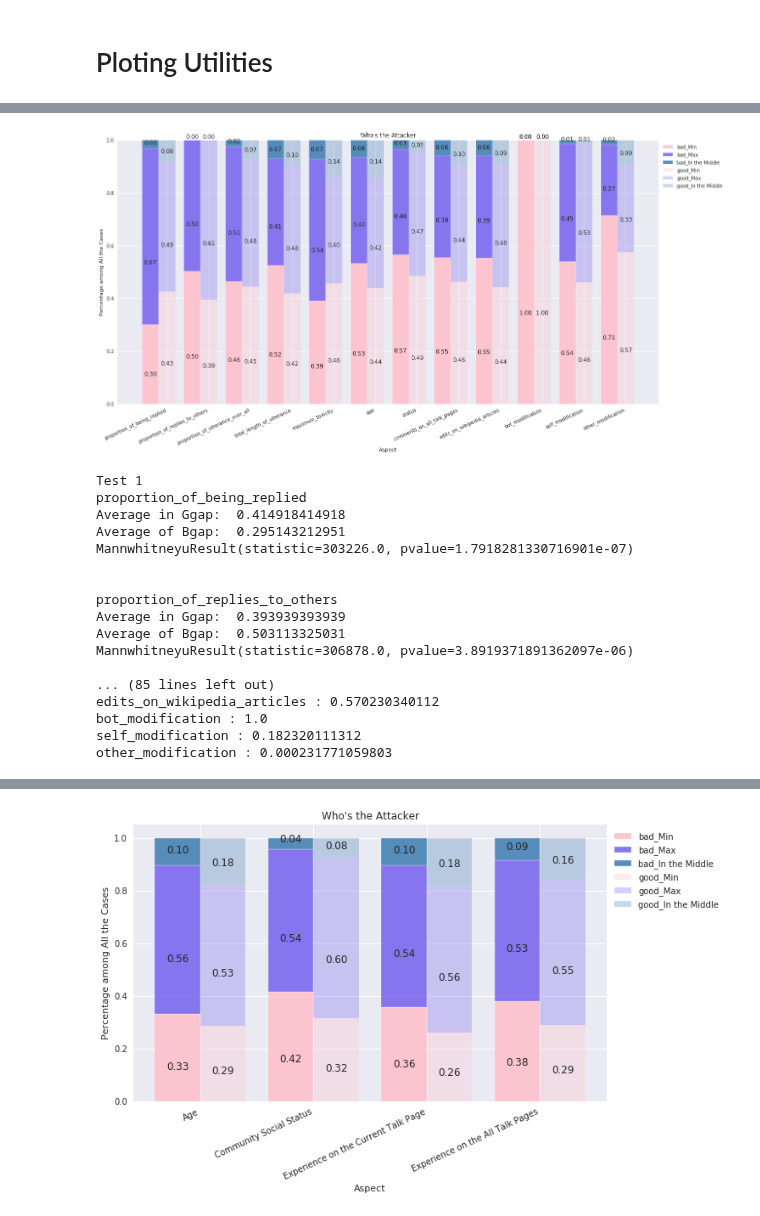
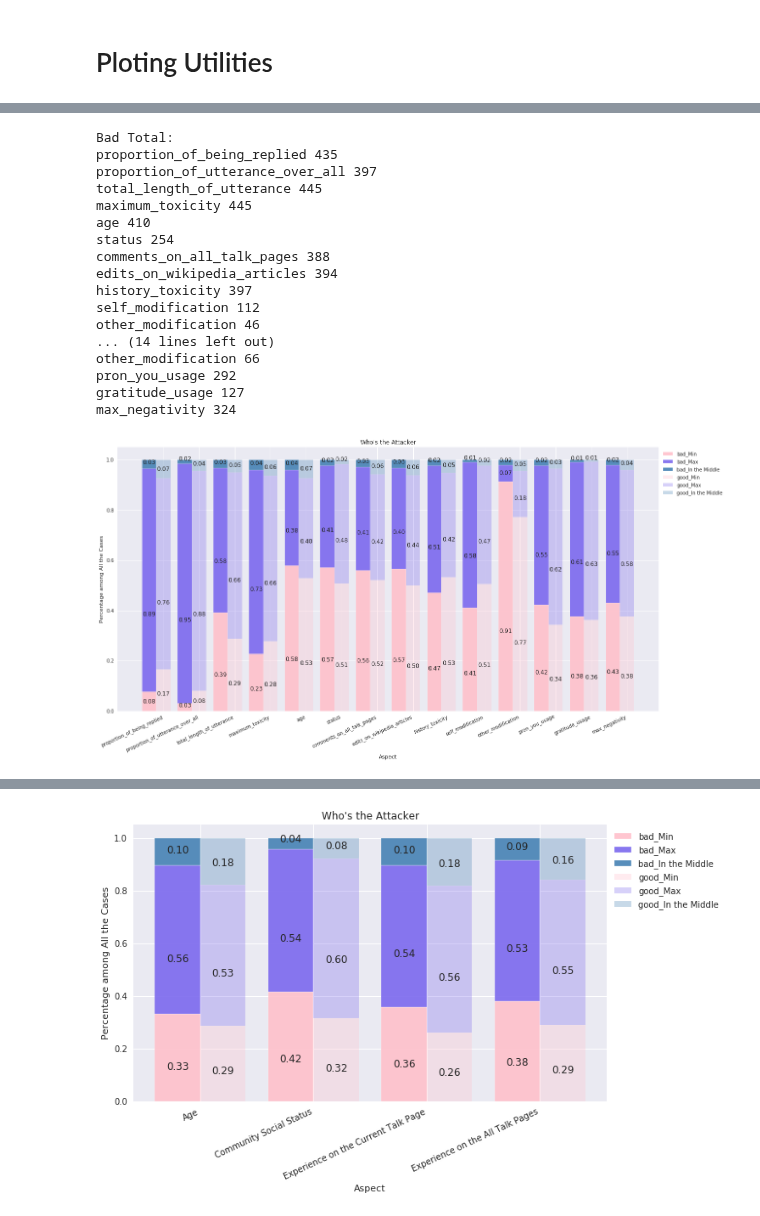
Before and after one commit to conversationai/wikidetox, a Jupyter notebook: conversation_classification/Prediction Task.ipynb, the cells around one changed output, grey strips where cells are left out. Saved outputs shown, nothing was run; the diff lists cells and outputs as text; code cells hidden in the pictures.

```diff
--- a/conversation_classification/Prediction Task.ipynb
+++ b/conversation_classification/Prediction Task.ipynb
@@ -55,5 +58,5 @@ ASPECTS = ['age', 'status', 'comments_on_same_talk_page', 'comments_on_all_talk_
 # %%
-with open("/scratch/wiki_dumps/expr_with_matching/user_features/updated.json") as f:
+with open("/scratch/wiki_dumps/expr_with_matching/user_features/all.json") as f:
     inp = json.load(f)
 user_features = {}
 for conv, users in inp:
@@ -292,18 +377,31 @@ def train_svm(X, y):
 # %%
 documents = []
-with open('/scratch/wiki_dumps/expr_with_matching/%s/data/train%s.json'%(constraint, suffix)) as f:
+with open('/scratch/wiki_dumps/expr_with_matching/%s/data/all%s.json'%(constraint, suffix)) as f:
     for line in f:
         conv_id, clss, conversation = json.loads(line)
-
+        conversation['action_feature'] = preprocess(conversation['action_feature'])
         actions = sorted(conversation['action_feature'], \
                 key=lambda k: (k['timestamp_in_sec'], k['id'].split('.')[1], k['id'].split('.')[2]))
         end_time = max([a['timestamp_in_sec'] for a in actions])
         actions = [a for a in actions if a['timestamp_in_sec'] < end_time]
         snapshot = generate_snapshots(actions)
         conversation['snapshot_len'] = len(snapshot)
+
         documents.append((conversation, clss, conv_id))
 # %%
 random.shuffle(documents)
+# %%
+matched_pairs = []
+doc_dic = {}
+for ind, doc in enumerate(documents):
+    conversation, clss, conv_id = doc
+    doc_dic[conv_id] = ind
+for ind, doc in enumerate(documents):
+    conversation, clss, conv_id = doc
+    if clss:
+        pair = [ind, doc_dic[conversation['action_feature'][0]['bad_conversation_id']]]
+        random.shuffle(pair)
+        matched_pairs.append(pair)
 # %%
 feature_sets = []
 bow_features = []
@@ -434,7 +551,7 @@ def autolabel(rects, ax):
                 '%.2f' % height,
                 ha='center', va='bottom')
 # %%
-def plot_profiles1(profiles, clss, ASPECTS, experience=-1):
+def plot_profiles1(profiles, ASPECTS, experience=-1):
     catergories = {'Min': 0, 'Max': 1, 'In the Middle': 2, 'Anonymous':3, 'New Comer':4, 'No Gap': 5, 'Bot': 6}
     cats = ['Min', 'Max', 'In the Middle', 'Anonymous', 'New Comer']
 
@@ -458,13 +575,13 @@ def plot_profiles1(profiles, clss, ASPECTS, experience=-1):
                 bads[clss][ind].append(0)
                 cnts[clss][ind].append(0)
             for p in profiles[clss]:
-                if not('experience') in p or p['experience'] <= experience:
-                    continue
+            #    if not('experience') in p or p['experience'] <= experience:
+            #        continue
                 bads[clss][catergories[p[aspect]]][-1] += 1
                 cnts[clss][catergories[p[aspect]]][-1] += 1
                 if catergories[p[aspect]] == 0:
                     cur.append(1)
-                else:
+                elif catergories[p[aspect]] < 3:
                     cur.append(0)
             mins[clss].append(cur)
         previous = [0 for a in ASPECTS]
@@ -474,7 +591,7 @@ def plot_profiles1(profiles, clss, ASPECTS, experience=-1):
                 first_three[ii] += b
         for ind,bad in enumerate(bads[clss][:3]):
             for ii, b in enumerate(bad):
-                bad[ii] = bad[ii] / first_three[ii]
+                if first_three[ii]: bad[ii] = bad[ii] / first_three[ii]
             bads[clss][ind] = bad
             rects = ax.bar(bar_l, bad, label=conv_label[clss] + cats[ind], bottom = previous, alpha=alpha[clss], \
                 color=colors[ind],width=bar_width,edgecolor='white')
@@ -486,6 +603,12 @@ def plot_profiles1(profiles, clss, ASPECTS, experience=-1):
                 previous[ii] += b
         ax.legend(loc="upper left", bbox_to_anchor=(1,1), fontsize='small')
         bar_l = [b+bar_width for b in bar_l]
+        if clss:
+            print('Good Total:')
+        else:
+            print('Bad Total:')
+        for ii,aspect in enumerate(ASPECTS):
+            print(aspect, first_three[ii])
     ax.set_ylabel("Percentage among All the Cases")
     ax.set_xlabel("Aspect")
     Xticks = ASPECTS
@@ -507,6 +630,8 @@ def plot_profiles1(profiles, clss, ASPECTS, experience=-1):
         print(aspect)
         print('Average in Ggap: ', np.mean(mins[1][ind]))
         print('Average of Bgap: ', np.mean(mins[0][ind]))
+        if np.mean(mins[1][ind]) == 1 or np.mean(mins[1][ind]) == 0:
+            continue
         print(scipy.stats.mannwhitneyu(mins[0][ind], mins[1][ind]))
         print('\n')
     print('Test 2')
@@ -526,21 +725,21 @@ plot_profiles(profiles, 1, attacker_profile_ASPECTS)
 # %%
-plot_profiles1(profiles, 1, attacker_profile_ASPECTS)
+plot_profiles1(starter_attack_profiles, attacker_profile_ASPECTS)
 # %% [output]
+Bad Total:
+proportion_of_being_replied 435
+proportion_of_utterance_over_all 397
+total_length_of_utterance 445
+maximum_toxicity 445
+age 410
+status 254
+comments_on_all_talk_pages 388
+edits_on_wikipedia_articles 394
+history_toxicity 397
+self_modification 112
+other_modification 46
+... (14 lines left out)
+other_modification 66
+pron_you_usage 292
+gratitude_usage 127
+max_negativity 324
-[figure, old version]
+[figure, new version]
-Test 1
-proportion_of_being_replied
-Average in Ggap:  0.414918414918
-Average of Bgap:  0.295143212951
-MannwhitneyuResult(statistic=303226.0, pvalue=1.7918281330716901e-07)
-
-
-proportion_of_replies_to_others
-Average in Ggap:  0.393939393939
-Average of Bgap:  0.503113325031
-MannwhitneyuResult(statistic=306878.0, pvalue=3.8919371891362097e-06)
-
-... (85 lines left out)
-edits_on_wikipedia_articles : 0.570230340112
-bot_modification : 1.0
-self_modification : 0.182320111312
-other_modification : 0.000231771059803
```
Also changed, not shown: parts of 37 cells of this notebook, 8 other files.
